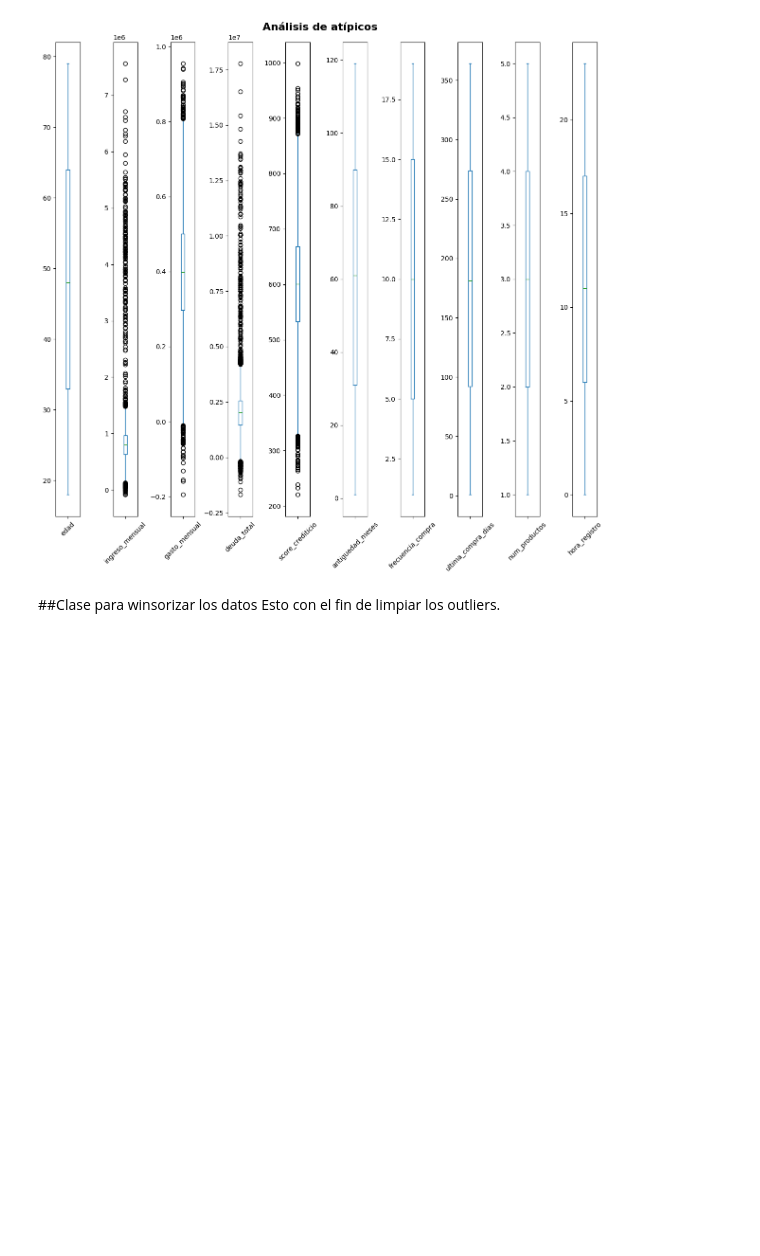
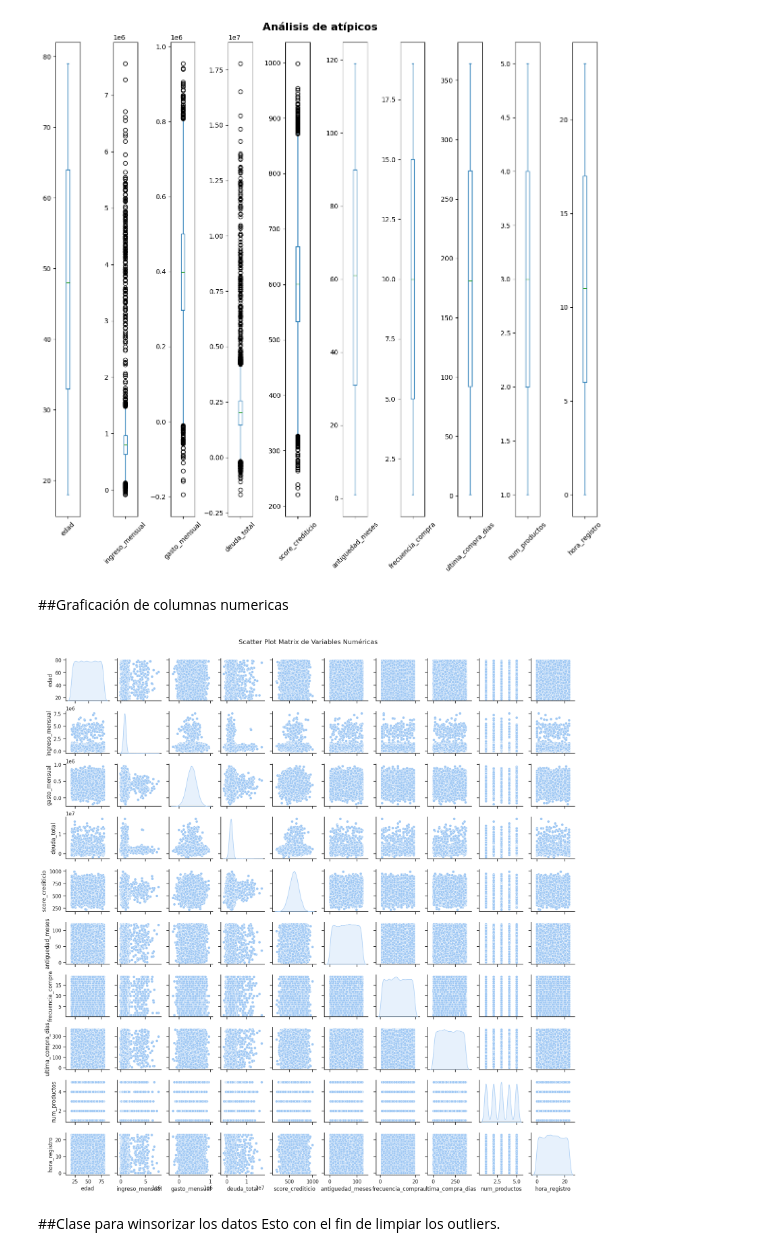
Before and after one commit to Octaviochavez/analitica_clientes, a Jupyter notebook: notebooks/Proyecto_Progra_Cienc_Datos.ipynb, the cells around one changed output. Cells and saved outputs as stored; diff of their text form; code cells hidden in the pictures; blank space fills up the shorter version.

```diff
--- a/notebooks/Proyecto_Progra_Cienc_Datos.ipynb
+++ b/notebooks/Proyecto_Progra_Cienc_Datos.ipynb
@@ -157,6 +157,26 @@ plt.tight_layout()
 plt.show()
 # %% [output]
 [figure]
+# %% [markdown]
+##Graficación de columnas numericas
+# %%
+import seaborn as sns
+import matplotlib.pyplot as plt
+
+numeric_cols = ["edad",	"ingreso_mensual",	"gasto_mensual",	"deuda_total",	"score_crediticio",	"antiguedad_meses",	"frecuencia_compra",	"ultima_compra_dias",	"num_productos",	"hora_registro"]
+
+# Scatter plot matrix más compacto
+sns.set(style="ticks", palette="pastel")
+pairplot = sns.pairplot(
+    data[numeric_cols],
+    kind='scatter',
+    diag_kind='kde',
+    height=1.7
+)
+pairplot.fig.suptitle("Scatter Plot Matrix de Variables Numéricas", y=1.02)
+plt.show()
+# %% [output]
+[figure, added]
 # %% [markdown]
 ##Clase para winsorizar los datos
 Esto con el fin de limpiar los outliers.
```
Also changed, not shown: parts of 22 cells of this notebook, 2 other files.
